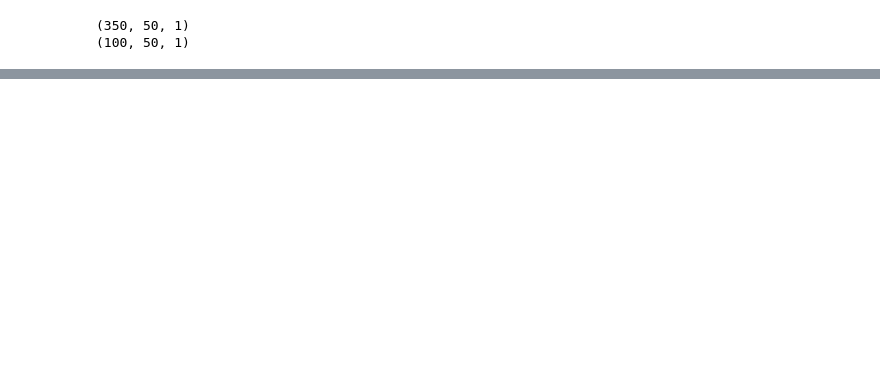
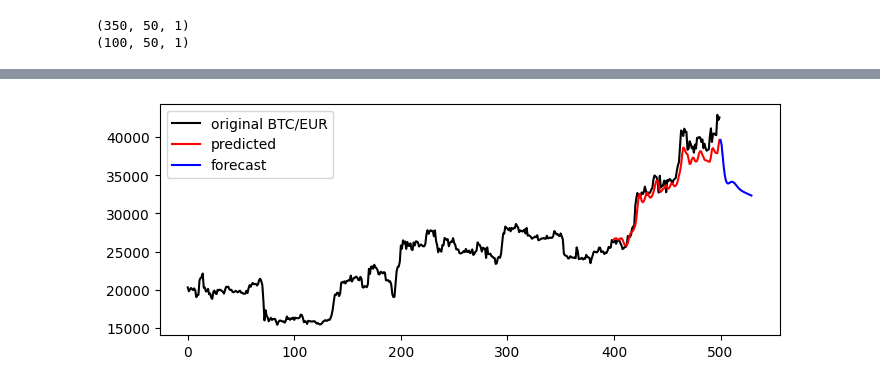
Before and after one commit to bkbugaj/bitcoin-price-prediction, a Jupyter notebook: bitcoin-price-prediction.ipynb, the cells around one changed output, grey strips where cells are left out. Cells and saved outputs as stored; diff of their text form; code cells hidden in the pictures; blank space fills up the shorter version.

```diff
--- a/bitcoin-price-prediction.ipynb
+++ b/bitcoin-price-prediction.ipynb
@@ -341,0 +668,2 @@ TOMMORROW FALL: 1564.54 EUR
+# %%
+best_model_saved = load_model('models/btc_eur_best_model.keras')
@@ -341,0 +676,6 @@ TOMMORROW FALL: 1564.54 EUR
+# %%
+# Make predictions
+predictions = best_model_saved.predict(x_test)
+predictions = scaler.inverse_transform(predictions)
+y_test_inv = scaler.inverse_transform(y_test.reshape(-1,1))
+test_metrics_saved = get_metrics(y_test_inv, predictions)
@@ -341,0 +701,15 @@ TOMMORROW FALL: 1564.54 EUR
+# %%
+best_model_saved = load_model('models/btc_eur_best_model.keras')
+# %%
+# Make forecast
+future_steps = 30
+forecast = []
+input_data = x_test[-1]
+
+for _ in range(future_steps):
+    input_data = input_data.reshape((1, 50, 1))
+    prediction = best_model_saved.predict(input_data)
+    forecast.append(prediction[0])
+    input_data = np.append(input_data[:, 1:, :], prediction.reshape(1, 1, 1), axis=1)
+
+forecast_inversed = scaler.inverse_transform(np.array(forecast).reshape((future_steps, 1)))
@@ -341,0 +734,8 @@ TOMMORROW FALL: 1564.54 EUR
+# %%
+fig, ax = plt.subplots(figsize=(8,3))
+plt.plot(df, color='black', label='original BTC/EUR')
+ax.plot(range(len(y_train)+50, len(y_train)+50+len(predictions)), predictions, color='red', label='predicted')
+plt.plot(range(len(df), len(df)+future_steps), forecast_inversed, color = 'blue', label='forecast')
+plt.legend();
+# %% [output]
+[figure, added]
```
Also changed, not shown: parts of 43 cells of this notebook.
